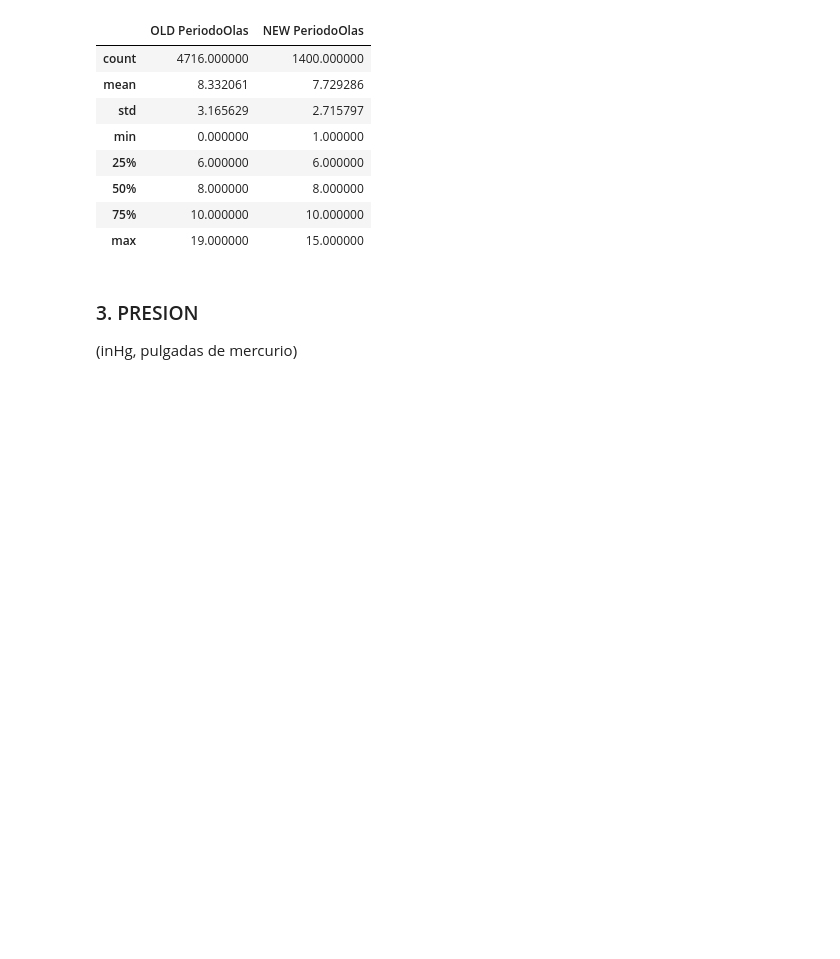
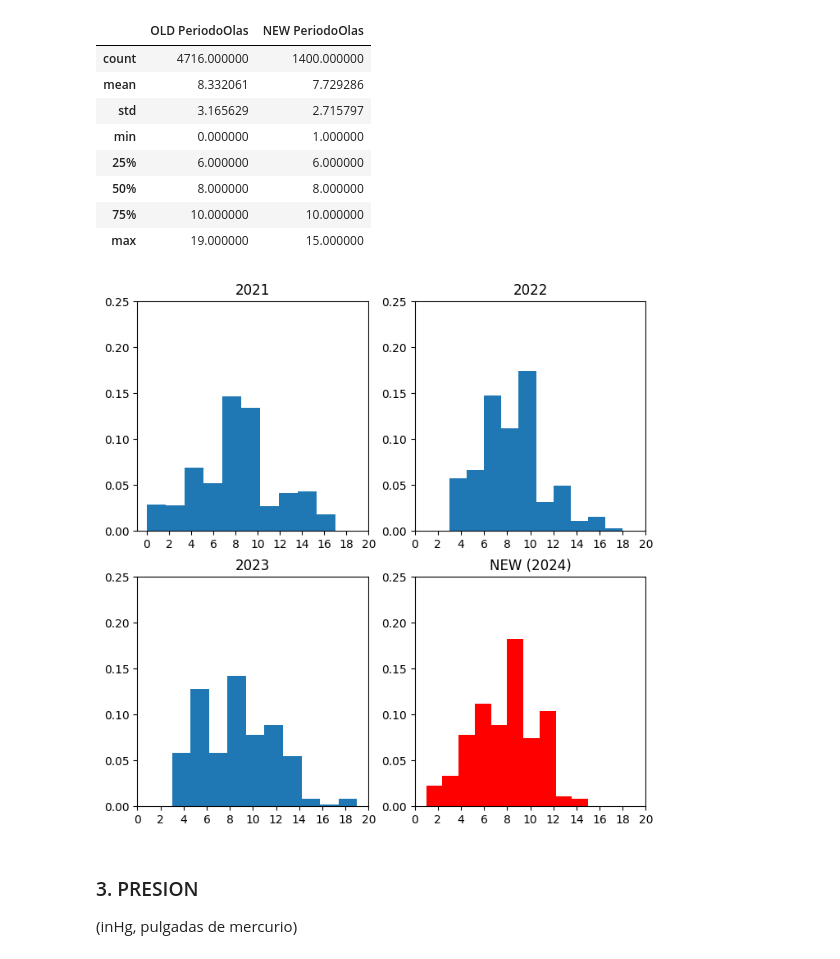
Before and after one commit to MarioBaldocchi/PD, a Jupyter notebook: forecasts/monitorizacion.ipynb, the cells around one changed output. Saved outputs shown, nothing was run; the diff lists cells and outputs as text; code cells hidden in the pictures; blank space fills up the shorter version.

```diff
--- a/forecasts/monitorizacion.ipynb
+++ b/forecasts/monitorizacion.ipynb
@@ -139,6 +154,10 @@ df
 | 50% | 8.000000 | 8.000000 |
 | 75% | 10.000000 | 10.000000 |
 | max | 19.000000 | 15.000000 |
+# %%
+contrast_years(var, [i for i in range(0,21,2)], [i/20 for i in range(0,6,1)])
+# %% [output]
+[figure, added]
 # %% [markdown]
 ### 3. PRESION
 (inHg, pulgadas de mercurio)
```
Also changed, not shown: parts of 8 cells of this notebook.
